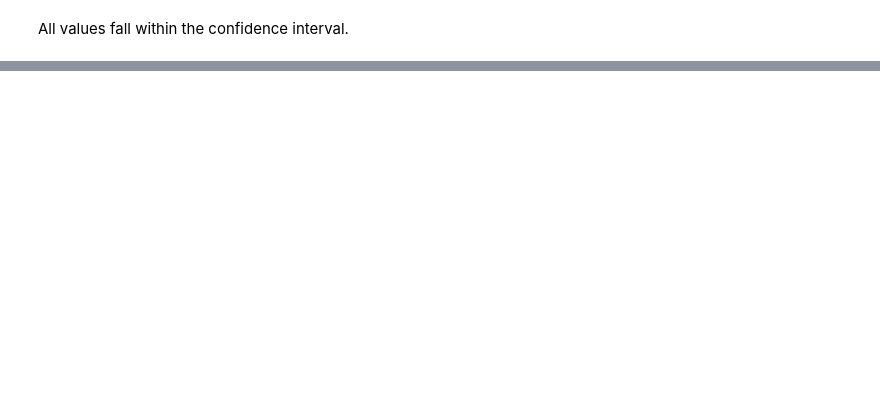
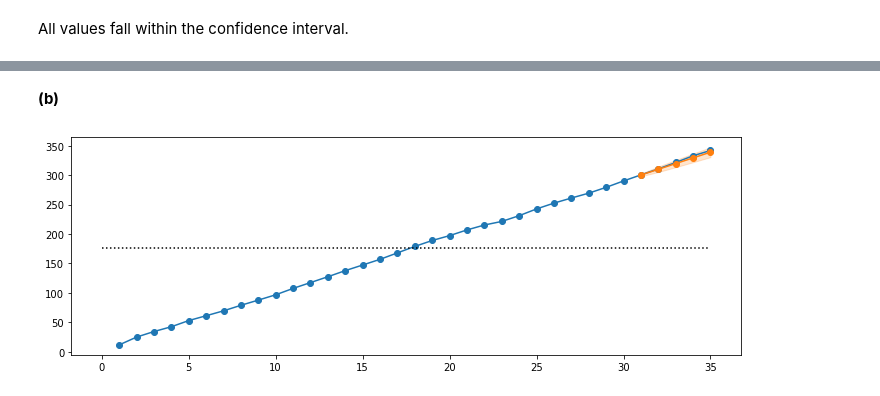
Before and after one commit to telmo-correa/time-series-analysis, a Jupyter notebook: Python/Chapter 09 (Ex 11 - 20) - Forecasting.ipynb, the cells around one changed output, grey strips where cells are left out. Drawn from its saved outputs; the diff is of its cells as text; code cells hidden in the pictures; blank space fills up the shorter version.

```diff
--- a/Python/Chapter 09 (Ex 11 - 20) - Forecasting.ipynb
+++ b/Python/Chapter 09 (Ex 11 - 20) - Forecasting.ipynb
@@ -342,0 +465,3 @@ All values fall within the confidence interval.
+# %%
+np.random.seed(2000)
+Y = generate_arima(d=1, theta=-0.8, n=35) + np.cumsum(10 * np.ones(35))
@@ -342,0 +470,3 @@ All values fall within the confidence interval.
+# %%
+model = ARIMA(Y[:30], order=(0, 1, 1)).fit(method='mle')
+print(model.summary())
@@ -342,0 +494,18 @@ All values fall within the confidence interval.
+# %% [markdown]
+**(b)**
+# %%
+Y_pred, se, _ = model.forecast(steps=5)
+# %%
+process_mean = np.mean(Y)
+z = norm.ppf(0.975)
+
+m = model.nobs + 1
+n = len(Y)
+plt.figure(figsize=(12, 4))
+plt.plot(np.arange(1, n+1), Y, marker='o', color='C0')
+plt.plot(np.arange(m+1, n+1), Y_pred, marker='o', color='C1')
+plt.fill_between(np.arange(m+1, n+1), Y_pred - z * se, Y_pred + z * se, alpha=0.2, color='C1')
+plt.plot([0, n], [process_mean, process_mean], ls=':', color='black')
+plt.show()
+# %% [output]
+[figure, added]
```
Also changed, not shown: parts of 58 cells of this notebook, 1 other file.
